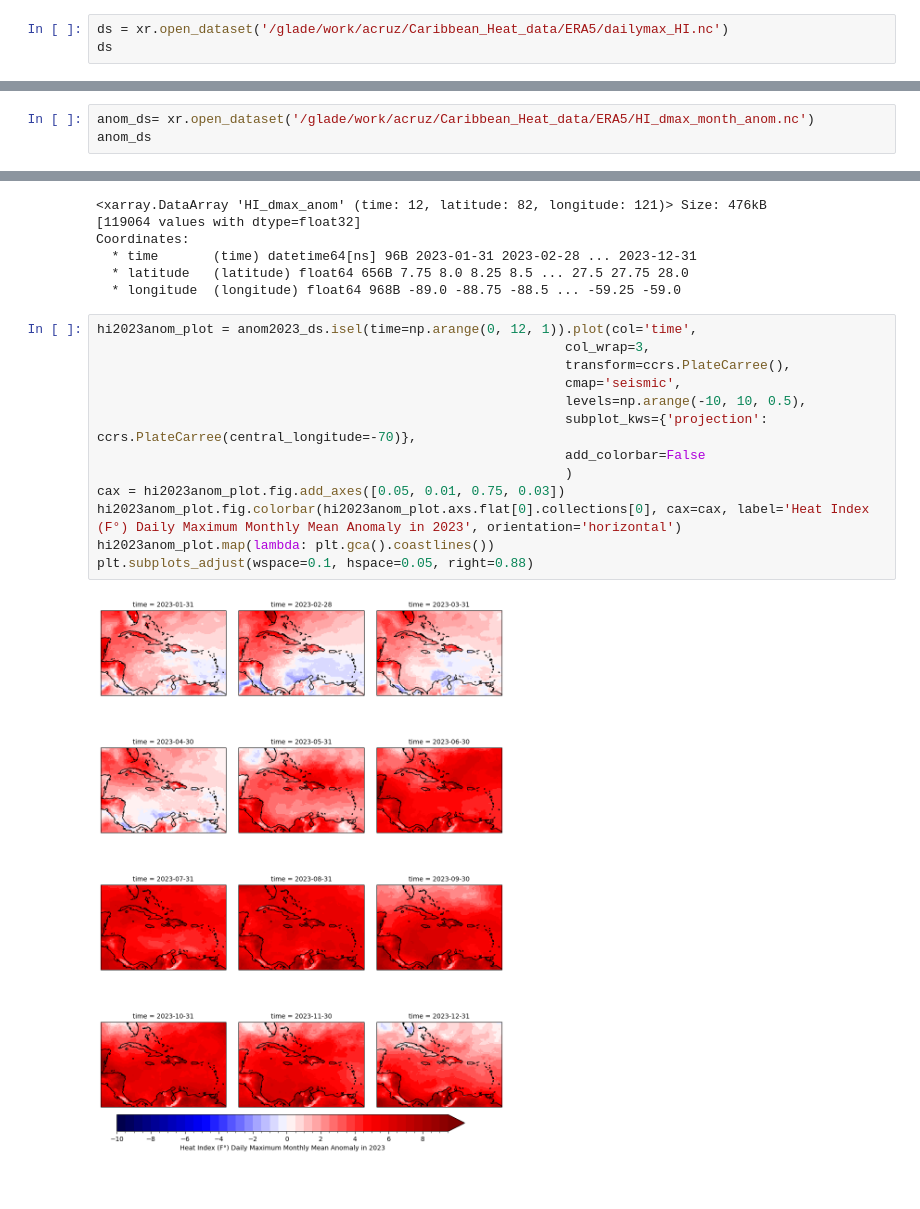
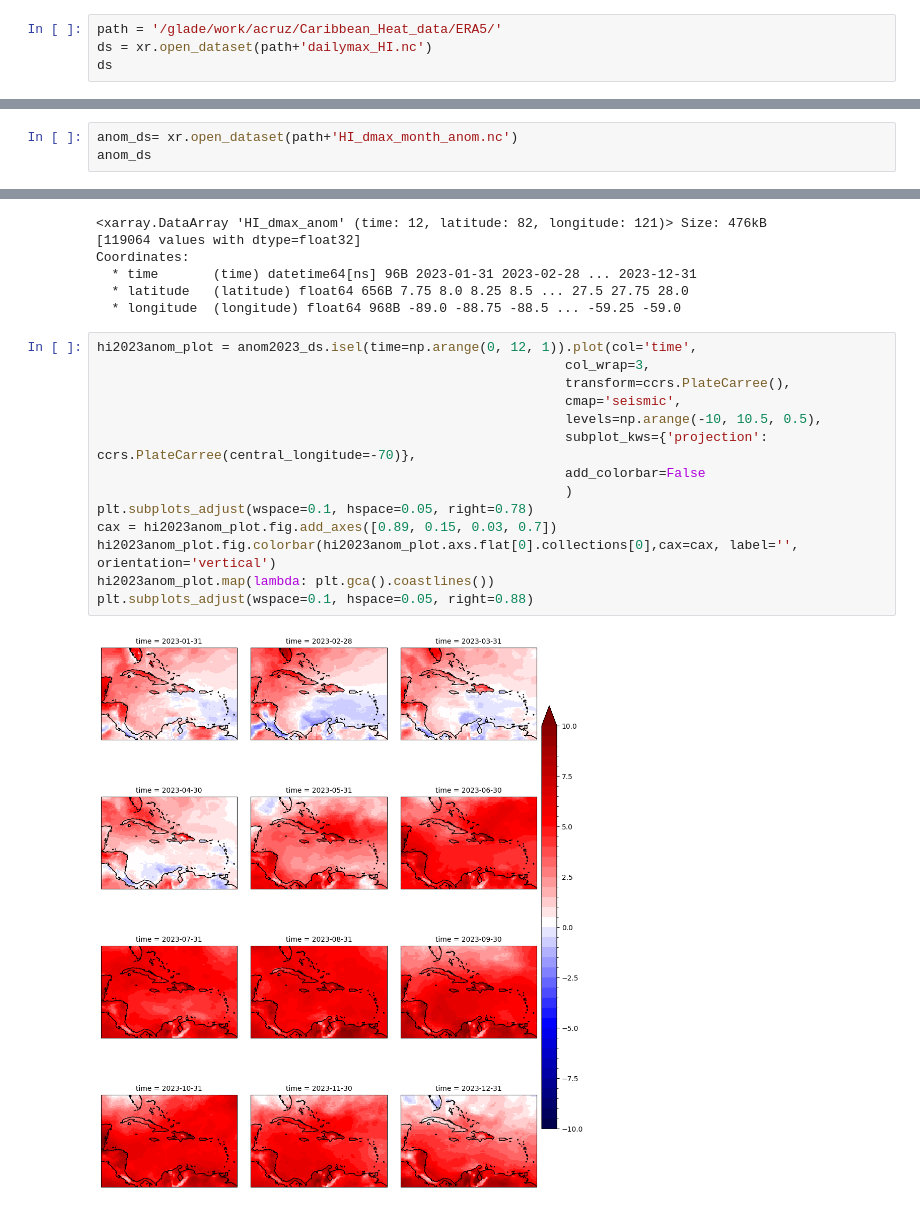
Before and after one commit to allan3prez/Caribe_Heat_AN, a Jupyter notebook: Plots/plots_2023.ipynb, the cells around one changed output, grey strips where cells are left out. Saved outputs shown, nothing was run; the diff lists cells and outputs as text.

Commit message:
reorganized and plot anomalies in 2023

```diff
--- a/Plots/plots_2023.ipynb
+++ b/Plots/plots_2023.ipynb
@@ -7,7 +7,8 @@ import pandas as pd
 # %% [markdown]
 # HI
 # %%
-ds = xr.open_dataset('/glade/work/acruz/Caribbean_Heat_data/ERA5/dailymax_HI.nc')
+path = '/glade/work/acruz/Caribbean_Heat_data/ERA5/'
+ds = xr.open_dataset(path+'dailymax_HI.nc')
 ds
 # %% [output]
 <xarray.Dataset> Size: 1GB
@@ -19,7 +20,7 @@ Coordinates:
 Data variables:
     HI_daily_max  (time, latitude, longitude) float32 1GB ...
 # %%
-anom_ds= xr.open_dataset('/glade/work/acruz/Caribbean_Heat_data/ERA5/HI_dmax_month_anom.nc')
+anom_ds= xr.open_dataset(path+'HI_dmax_month_anom.nc')
 anom_ds
 # %% [output]
 <xarray.Dataset> Size: 41MB
@@ -122,16 +123,17 @@ Coordinates:
 # %%
 hi2023anom_plot = anom2023_ds.isel(time=np.arange(0, 12, 1)).plot(col='time',
                                                             col_wrap=3,
                                                             transform=ccrs.PlateCarree(),
                                                             cmap='seismic',
-                                                            levels=np.arange(-10, 10, 0.5),
+                                                            levels=np.arange(-10, 10.5, 0.5),
                                                             subplot_kws={'projection': ccrs.PlateCarree(central_longitude=-70)},
                                                             add_colorbar=False
                                                             )
-cax = hi2023anom_plot.fig.add_axes([0.05, 0.01, 0.75, 0.03])
-hi2023anom_plot.fig.colorbar(hi2023anom_plot.axs.flat[0].collections[0], cax=cax, label='Heat Index (F°) Daily Maximum Monthly Mean Anomaly in 2023', orientation='horizontal')
+plt.subplots_adjust(wspace=0.1, hspace=0.05, right=0.78)
+cax = hi2023anom_plot.fig.add_axes([0.89, 0.15, 0.03, 0.7])
+hi2023anom_plot.fig.colorbar(hi2023anom_plot.axs.flat[0].collections[0],cax=cax, label='', orientation='vertical')
 hi2023anom_plot.map(lambda: plt.gca().coastlines())
 plt.subplots_adjust(wspace=0.1, hspace=0.05, right=0.88)
 # %% [output]
-[figure, old version]
+[figure, new version]
 # %% [markdown]
```
Also changed, not shown: parts of 21 cells of this notebook, 4 other files.
